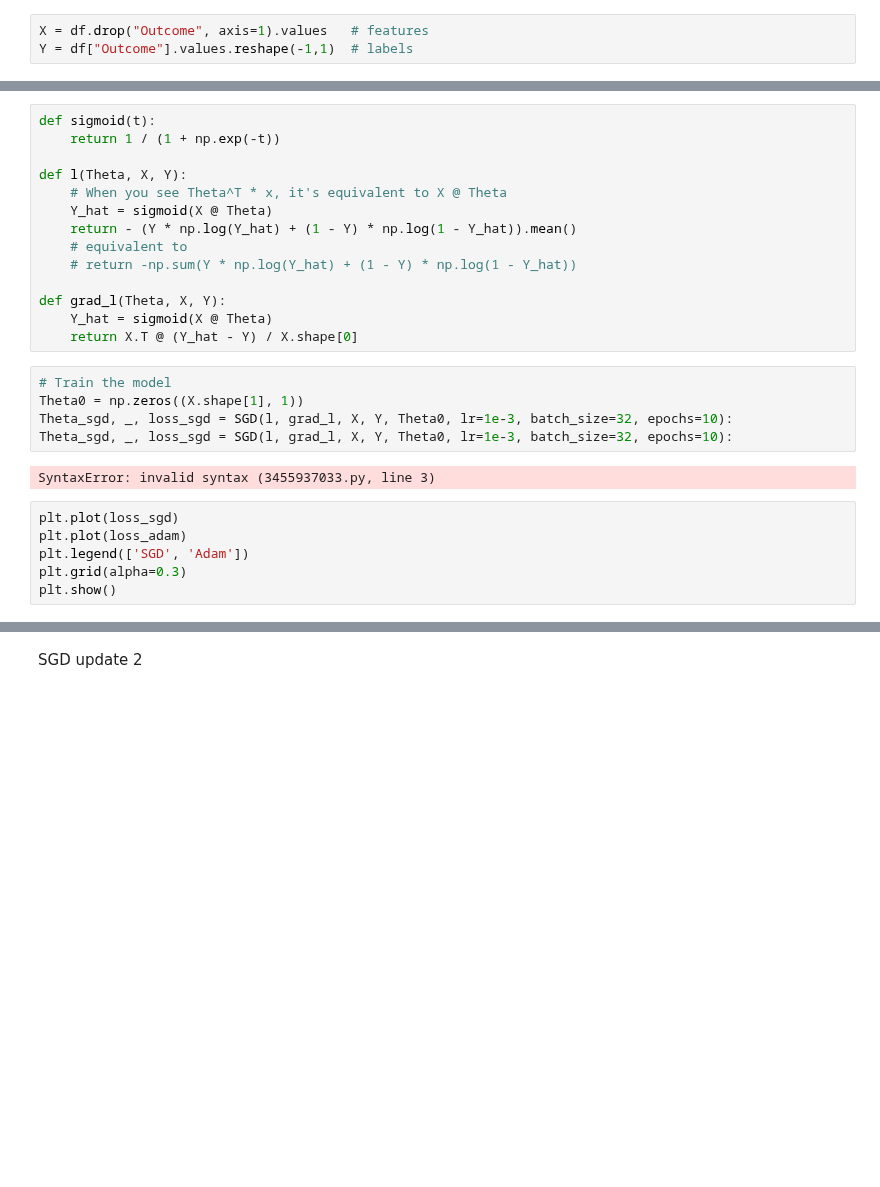
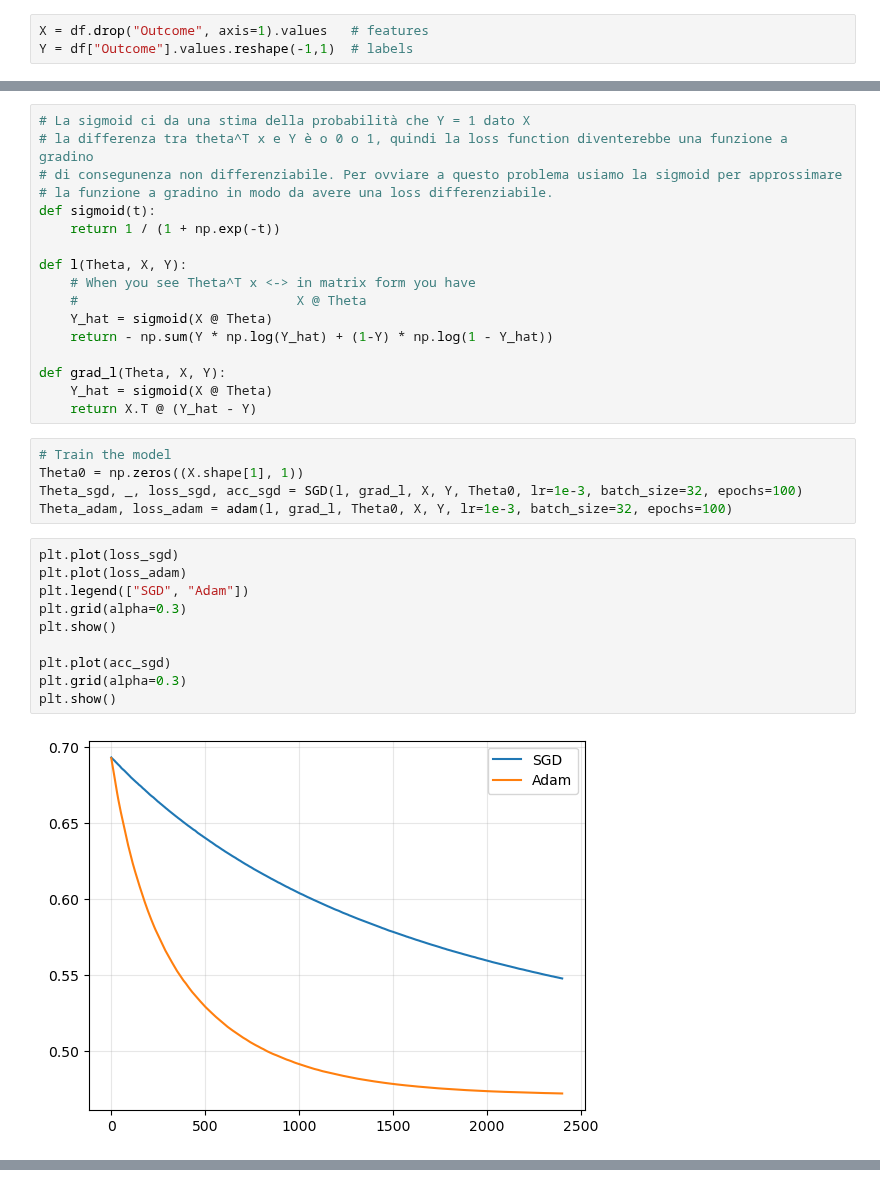
Before and after one commit to SonOfGillas/Satistical_and_Mathematical_Methods_for_machine_learning, a Jupyter notebook: lesson-5/lesson-5.ipynb, the cells around one changed output, grey strips where cells are left out. Saved outputs shown, nothing was run; the diff lists cells and outputs as text; blank space fills up the shorter version.

```diff
--- a/lesson-5/lesson-5.ipynb
+++ b/lesson-5/lesson-5.ipynb
@@ -249,27 +254,34 @@ NameError: name 'X' is not defined
 # %%
+# La sigmoid ci da una stima della probabilità che Y = 1 dato X
+# la differenza tra theta^T x e Y è o 0 o 1, quindi la loss function diventerebbe una funzione a gradino
+# di consegunenza non differenziabile. Per ovviare a questo problema usiamo la sigmoid per approssimare
+# la funzione a gradino in modo da avere una loss differenziabile.
 def sigmoid(t):
     return 1 / (1 + np.exp(-t))
 
 def l(Theta, X, Y):
-    # When you see Theta^T * x, it's equivalent to X @ Theta
+    # When you see Theta^T x <-> in matrix form you have
+    #                            X @ Theta
     Y_hat = sigmoid(X @ Theta)
-    return - (Y * np.log(Y_hat) + (1 - Y) * np.log(1 - Y_hat)).mean()
-    # equivalent to
-    # return -np.sum(Y * np.log(Y_hat) + (1 - Y) * np.log(1 - Y_hat))
+    return - np.sum(Y * np.log(Y_hat) + (1-Y) * np.log(1 - Y_hat))
 
 def grad_l(Theta, X, Y):
     Y_hat = sigmoid(X @ Theta)
-    return X.T @ (Y_hat - Y) / X.shape[0]
+    return X.T @ (Y_hat - Y)
 # %%
 # Train the model
 Theta0 = np.zeros((X.shape[1], 1))
-Theta_sgd, _, loss_sgd = SGD(l, grad_l, X, Y, Theta0, lr=1e-3, batch_size=32, epochs=10):
-Theta_sgd, _, loss_sgd = SGD(l, grad_l, X, Y, Theta0, lr=1e-3, batch_size=32, epochs=10):
+Theta_sgd, _, loss_sgd, acc_sgd = SGD(l, grad_l, X, Y, Theta0, lr=1e-3, batch_size=32, epochs=100)
+Theta_adam, loss_adam = adam(l, grad_l, Theta0, X, Y, lr=1e-3, batch_size=32, epochs=100)
-# %% [output]
-SyntaxError: invalid syntax (3455937033.py, line 3)
 # %%
 plt.plot(loss_sgd)
 plt.plot(loss_adam)
-plt.legend(['SGD', 'Adam'])
+plt.legend(["SGD", "Adam"])
 plt.grid(alpha=0.3)
 plt.show()
+
+plt.plot(acc_sgd)
+plt.grid(alpha=0.3)
+plt.show()
+# %% [output]
+[figure, added]
@@ -276,2 +288,0 @@ plt.show()
-# %% [markdown]
-SGD update 2
```
Also changed, not shown: parts of 14 cells of this notebook, 3 other files.
